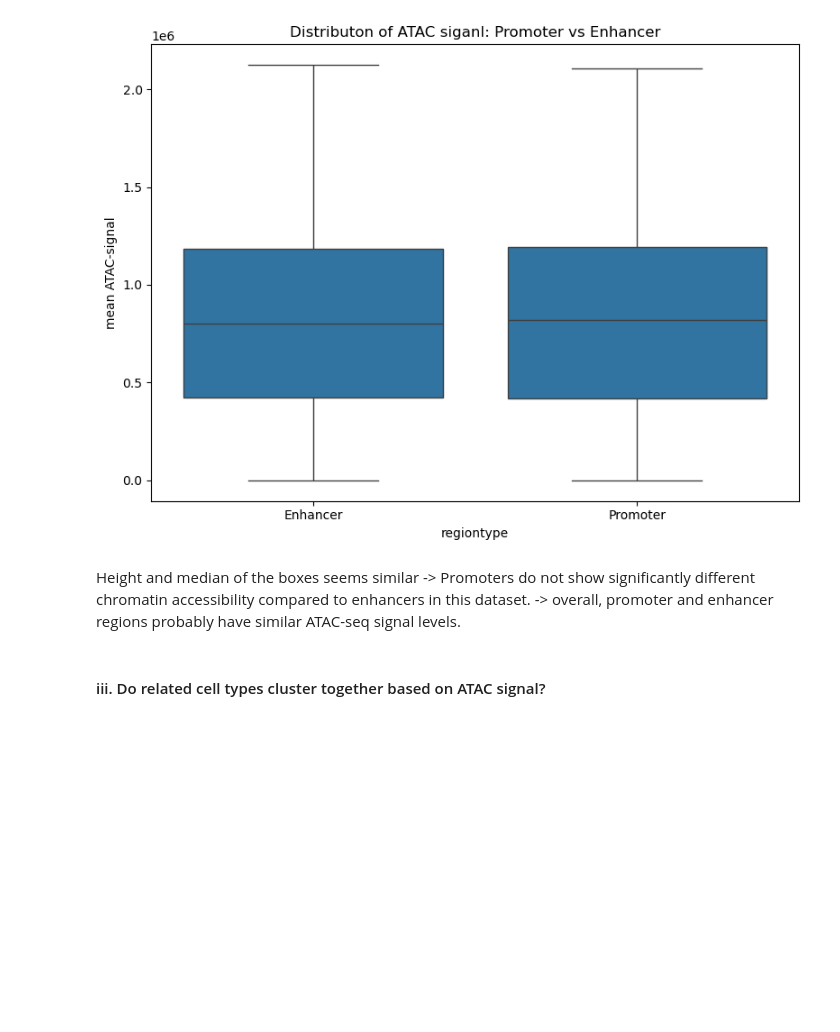
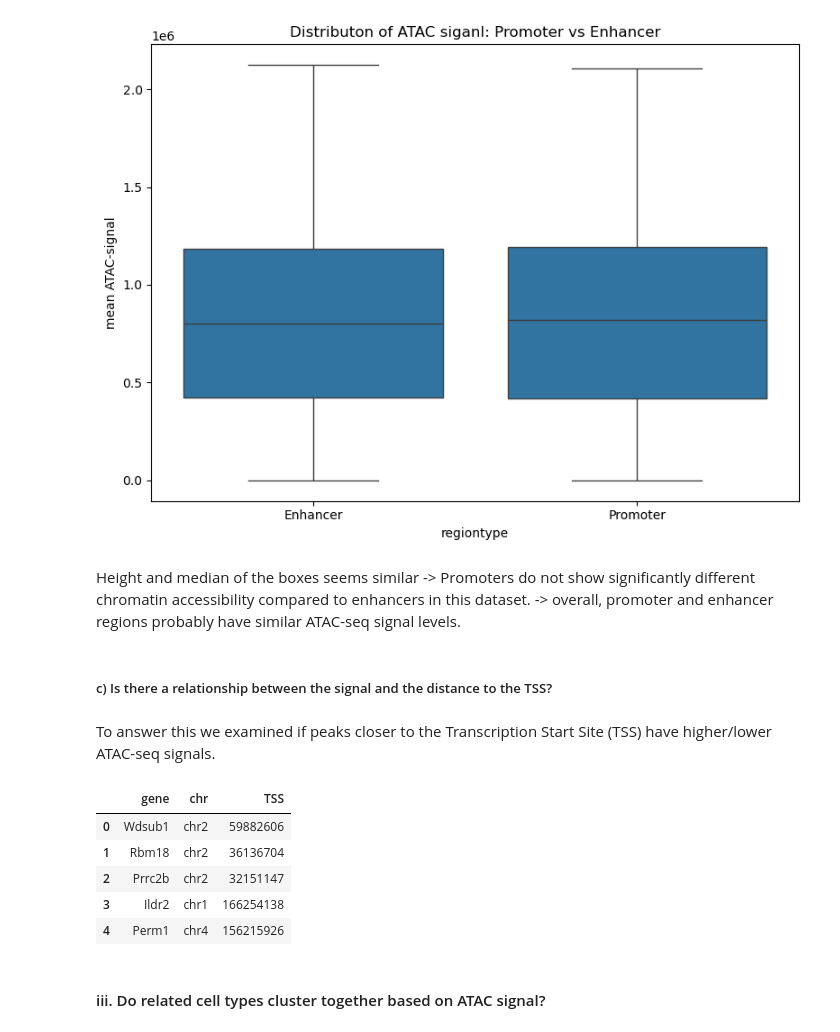
Before and after one commit to Topic2-Gene-Regulation-Immune-Cells/B-cells-Team1, a Jupyter notebook: ATAC_seq.ipynb, the cells around one changed output. Cells and saved outputs as stored; diff of their text form; code cells hidden in the pictures; blank space fills up the shorter version.

Commit message:
started 1 ii c

```diff
--- a/ATAC_seq.ipynb
+++ b/ATAC_seq.ipynb
@@ -838,3 +838,29 @@ plt.show()
 Height and median of the boxes seems similar
 -> Promoters do not show significantly different chromatin accessibility compared to enhancers in this dataset.
 -> overall, promoter and enhancer regions probably have similar ATAC-seq signal levels.
+# %% [markdown]
+##### c) Is there a relationship between the signal and the distance to the TSS?
+# %% [markdown]
+To answer this we examined if peaks closer to the Transcription Start Site (TSS) have higher/lower ATAC-seq signals.
+# %%
+#extract  TSS positions
+def get_TSS(row):
+    if row["Strand"] == "+":
+        return row["5' transcript Start"]
+    else:
+        return row["3' Transcript Start "]
+
+Annotation["TSS"] = Annotation.apply(get_TSS, axis=1)
+
+#new data set with only needed coloumns
+TSS = Annotation[["Gene Name", "Chromosome", "TSS"]].copy()
+TSS.columns = ["gene", "chr", "TSS"]
+
+TSS.head()
+# %% [output]
+|  | gene | chr | TSS |
+| 0 | Wdsub1 | chr2 | 59882606 |
+| 1 | Rbm18 | chr2 | 36136704 |
+| 2 | Prrc2b | chr2 | 32151147 |
+| 3 | Ildr2 | chr1 | 166254138 |
+| 4 | Perm1 | chr4 | 156215926 |
```
Also changed, not shown: parts of 3 cells of this notebook.
